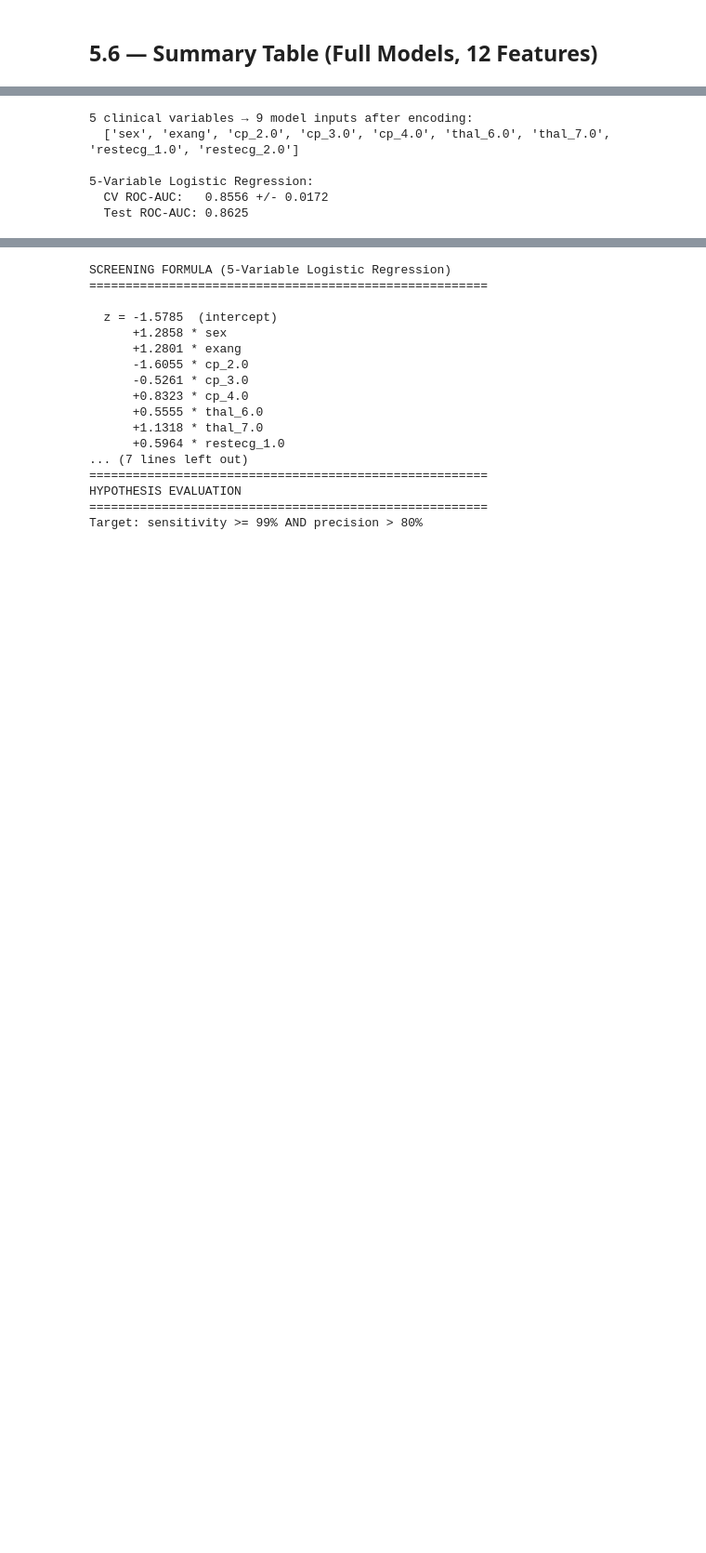
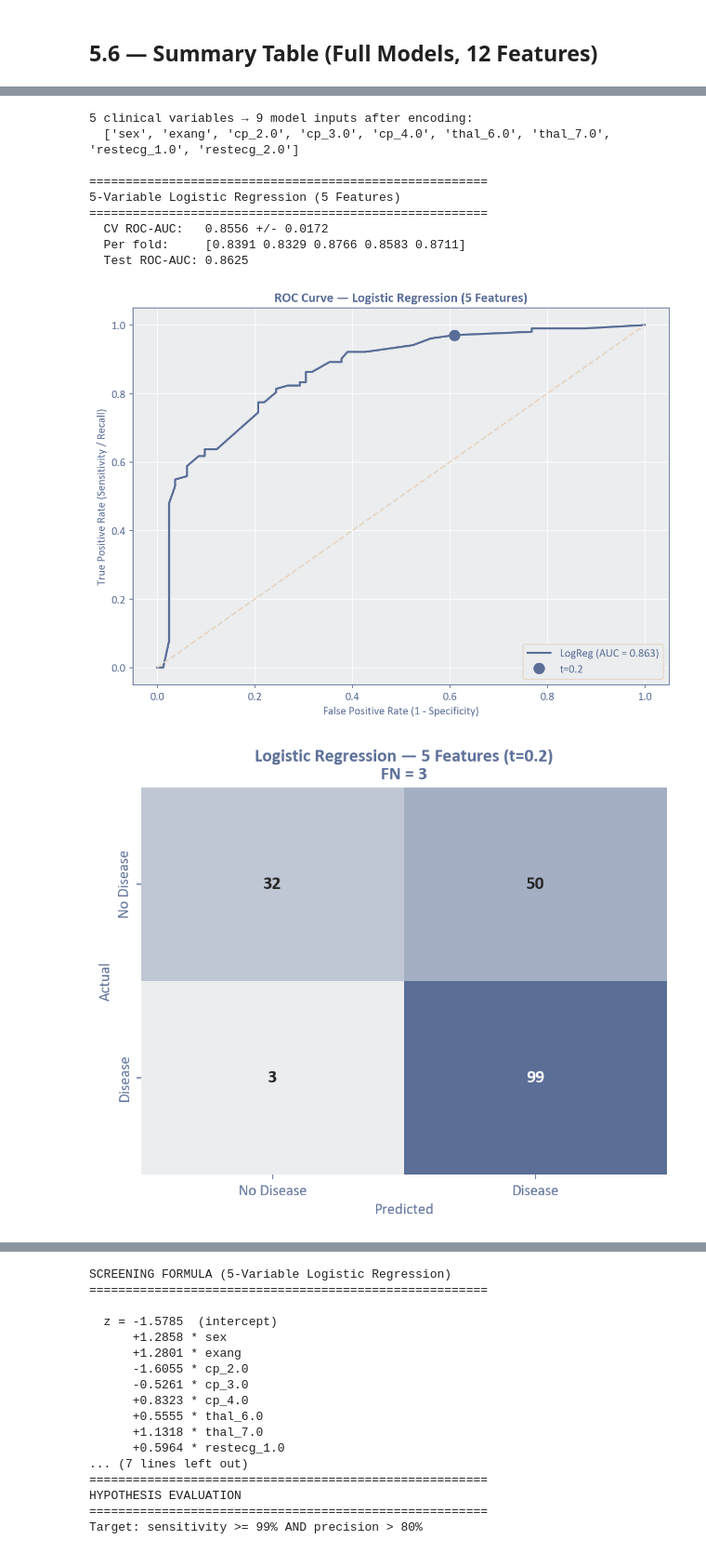
Before and after one commit to hueglij/HEA_heart_disease, a Jupyter notebook: notebooks/05_model_comparison.ipynb, the cells around one changed output, grey strips where cells are left out. Shown at 93% size. Saved outputs shown, nothing was run; the diff lists cells and outputs as text; code cells hidden in the pictures; blank space fills up the shorter version.

```diff
--- a/notebooks/05_model_comparison.ipynb
+++ b/notebooks/05_model_comparison.ipynb
@@ -460,7 +456,7 @@ y_5 = df["num"]
 # One-hot encode multi-class variables, keep binary as-is
 X_5 = pd.get_dummies(X_5_raw, columns=["cp", "thal", "restecg"], drop_first=True, dtype=int)
 
-print(f"5 clinical variables → {X_5.shape[1]} model inputs after encoding:")
+print(f"5 clinical variables \u2192 {X_5.shape[1]} model inputs after encoding:")
 print(f"  {list(X_5.columns)}")
 
 X_train_5, X_test_5, y_train_5, y_test_5 = train_test_split(
@@ -469,21 +465,70 @@ X_train_5, X_test_5, y_train_5, y_test_5 = train_test_split(
 
 cv = StratifiedKFold(n_splits=5, shuffle=True, random_state=RANDOM_STATE)
 
-# Logistic regression on 5 variables (no standardisation)
+# Logistic regression on 5 variables (no standardisation needed — all binary/categorical)
 lr_5 = LogisticRegression(
     penalty="l1", solver="liblinear", max_iter=1000, random_state=RANDOM_STATE
 )
 lr_5.fit(X_train_5, y_train_5)
 cv_lr_5 = cross_val_score(lr_5, X_train_5, y_train_5, cv=cv, scoring="roc_auc")
 y_prob_5 = lr_5.predict_proba(X_test_5)[:, 1]
+auc_5 = roc_auc_score(y_test_5, y_prob_5)
 
-print(f"\n5-Variable Logistic Regression:")
+print(f"\n{'='*55}")
+print(f"5-Variable Logistic Regression (5 Features)")
+print(f"{'='*55}")
 print(f"  CV ROC-AUC:   {cv_lr_5.mean():.4f} +/- {cv_lr_5.std():.4f}")
-print(f"  Test ROC-AUC: {roc_auc_score(y_test_5, y_prob_5):.4f}")
+print(f"  Per fold:     {np.round(cv_lr_5, 4)}")
+print(f"  Test ROC-AUC: {auc_5:.4f}")
 # %% [output]
 5 clinical variables → 9 model inputs after encoding:
   ['sex', 'exang', 'cp_2.0', 'cp_3.0', 'cp_4.0', 'thal_6.0', 'thal_7.0', 'restecg_1.0', 'restecg_2.0']
 
-5-Variable Logistic Regression:
+=======================================================
+5-Variable Logistic Regression (5 Features)
+=======================================================
   CV ROC-AUC:   0.8556 +/- 0.0172
+  Per fold:     [0.8391 0.8329 0.8766 0.8583 0.8711]
   Test ROC-AUC: 0.8625
+# %%
+# --- ROC Curve: 5-Variable Logistic Regression ---
+fpr_5, tpr_5, thresh_5 = roc_curve(y_test_5, y_prob_5)
+auc_5_val = auc(fpr_5, tpr_5)
+
+fig, ax = plt.subplots(figsize=(8, 6))
+ax.plot(fpr_5, tpr_5, color=CLR_BLUE, lw=2, label=f"LogReg (AUC = {auc_5_val:.3f})")
+ax.plot([0, 1], [0, 1], color=CLR_BEIGE, ls="--", lw=1.5)
+
+# Mark t=0.2
+idx = np.argmin(np.abs(thresh_5 - 0.2))
+ax.plot(fpr_5[idx], tpr_5[idx], "o", color=CLR_BLUE, markersize=10, label=f"t=0.2")
+
+ax.set_xlabel("False Positive Rate (1 - Specificity)")
+ax.set_ylabel("True Positive Rate (Sensitivity / Recall)")
+ax.set_title("ROC Curve \u2014 Logistic Regression (5 Features)")
+ax.legend(loc="lower right")
+fig.savefig(f"{FIGURES}/logreg_5var_roc_curve.png", dpi=150, bbox_inches="tight")
+plt.tight_layout()
+plt.show()
+
+# --- Confusion Matrix: 5-Variable at t=0.2 ---
+y_pred_5_t02 = (y_prob_5 >= 0.2).astype(int)
+cm_5 = confusion_matrix(y_test_5, y_pred_5_t02)
+fn_5 = cm_5[1, 0]
+
+fig, ax = plt.subplots(figsize=(6, 5))
+sns.heatmap(cm_5, annot=True, fmt="d", cmap=CMAP_BLUE,
+            xticklabels=["No Disease", "Disease"],
+            yticklabels=["No Disease", "Disease"],
+            ax=ax, cbar=False,
+            annot_kws={"fontsize": 13, "fontweight": "bold"})
+ax.set_xlabel("Predicted")
+ax.set_ylabel("Actual")
+ax.set_title(f"Logistic Regression \u2014 5 Features (t=0.2)\nFN = {fn_5}")
+ax.grid(False)
+fig.savefig(f"{FIGURES}/logreg_5var_confusion_matrix.png", dpi=150, bbox_inches="tight")
+plt.tight_layout()
+plt.show()
+# %% [output]
+[figure, added]
+[figure, added]
```
Also changed, not shown: parts of 11 cells of this notebook, 17 other files.
